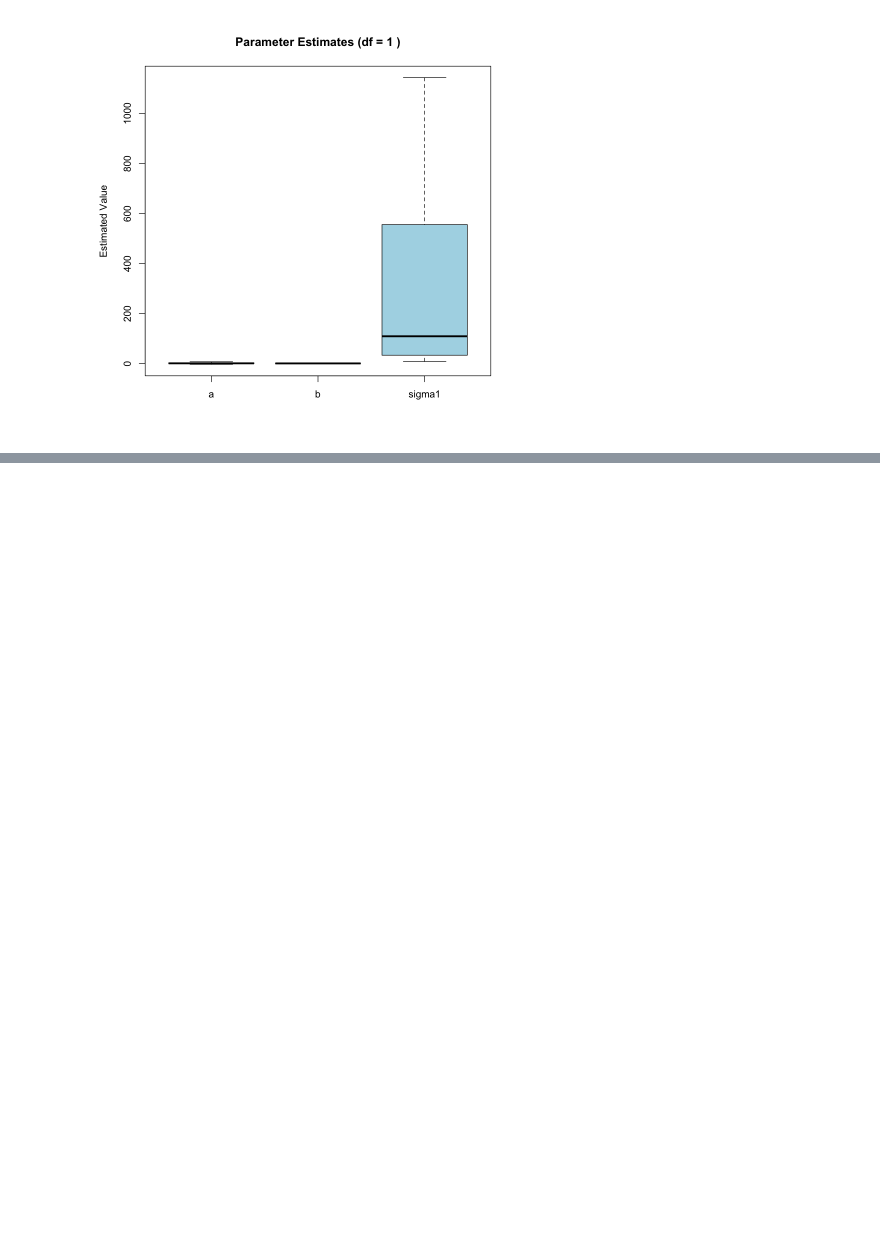
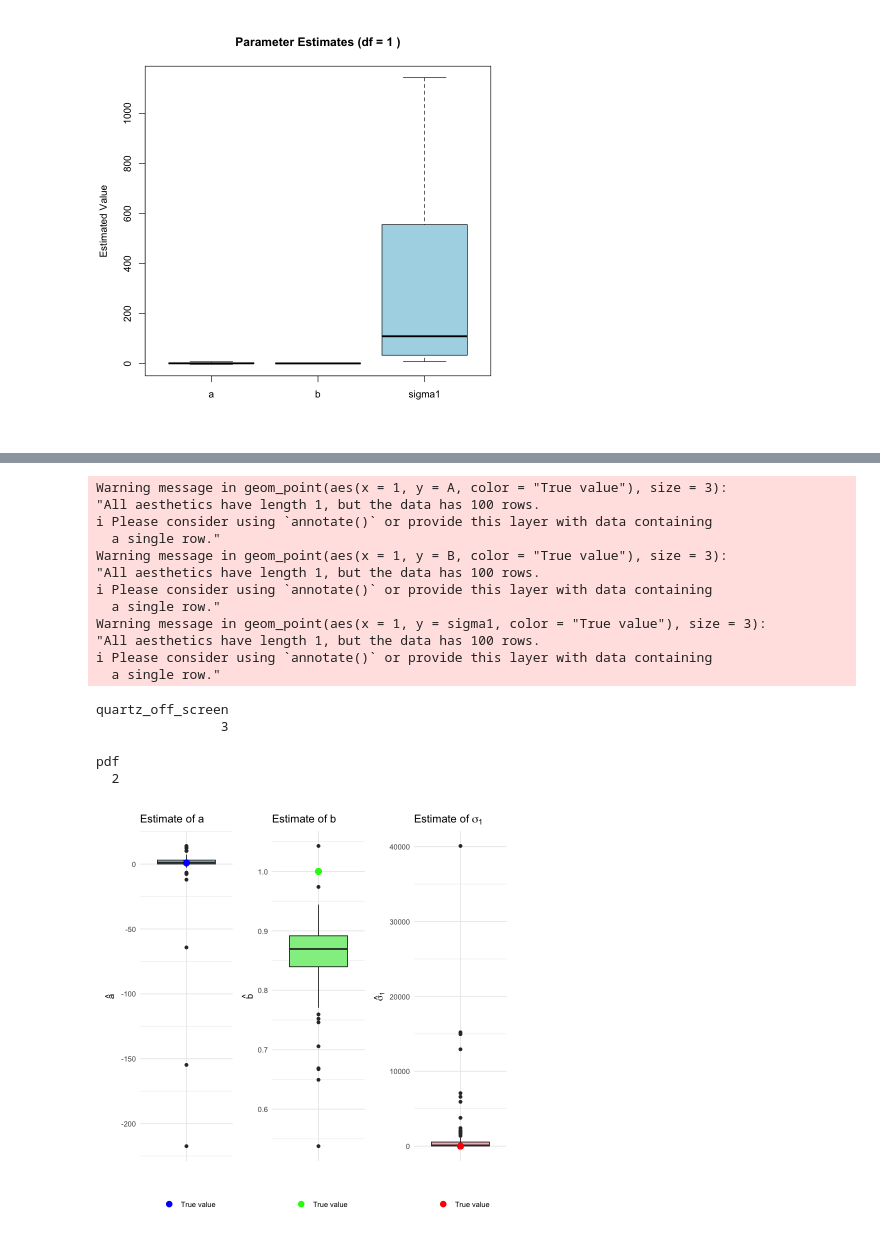
Before and after one commit to mathilderask/TimeSeriesAnalysis, a Jupyter notebook: Assignment4/opg1_nik.ipynb, the cells around one changed output, grey strips where cells are left out. Cells and saved outputs as stored; diff of their text form; code cells hidden in the pictures; blank space fills up the shorter version.

```diff
--- a/Assignment4/opg1_nik.ipynb
+++ b/Assignment4/opg1_nik.ipynb
@@ -218,0 +384,22 @@ Warning message in log(S):
+# %%
+plots_list[[4]]
+dev.copy(png, file = "1,54.png", width = 600, height = 600, res = 100)
+dev.off()
+# %% [output]
+Warning message in geom_point(aes(x = 1, y = A, color = "True value"), size = 3):
+"All aesthetics have length 1, but the data has 100 rows.
+i Please consider using `annotate()` or provide this layer with data containing
+  a single row."
+Warning message in geom_point(aes(x = 1, y = B, color = "True value"), size = 3):
+"All aesthetics have length 1, but the data has 100 rows.
+i Please consider using `annotate()` or provide this layer with data containing
+  a single row."
+Warning message in geom_point(aes(x = 1, y = sigma1, color = "True value"), size = 3):
+"All aesthetics have length 1, but the data has 100 rows.
+i Please consider using `annotate()` or provide this layer with data containing
+  a single row."
+quartz_off_screen
+                3
+pdf
+  2
+[figure, added]
```
Also changed, not shown: parts of 8 cells of this notebook, 9 other files.
